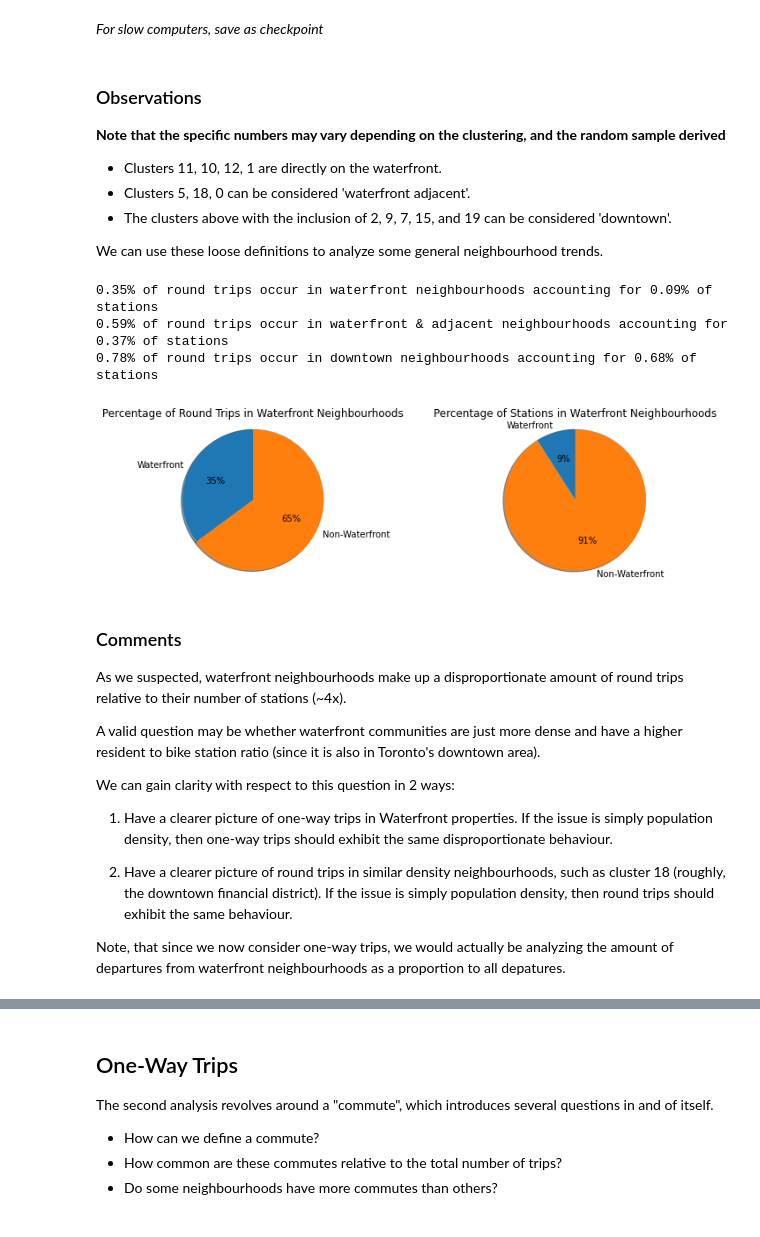
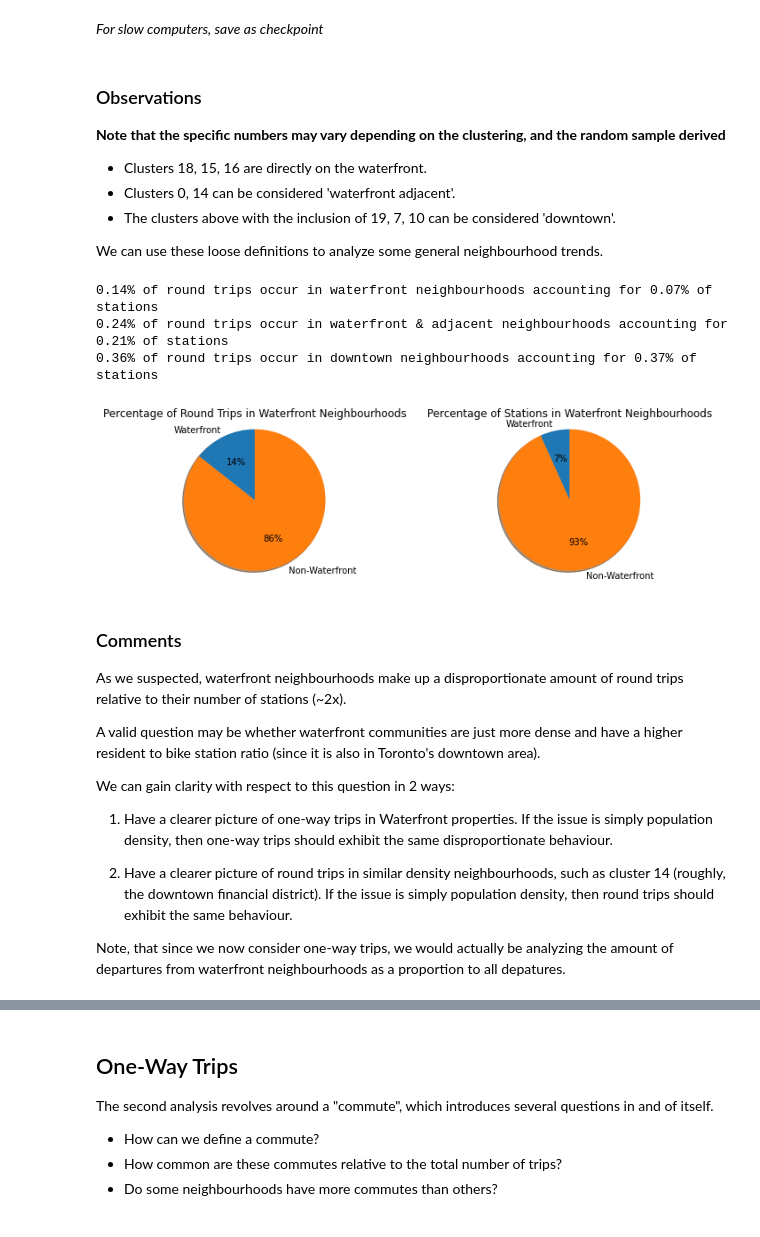
Before and after one commit to MickeyDang/TorontoBikeShare-Data-Analysis, a Jupyter notebook: Toronto Bike Sharing Data Analysis.ipynb, the cells around one changed output, grey strips where cells are left out. Drawn from its saved outputs; the diff is of its cells as text; code cells hidden in the pictures.

```diff
--- a/Toronto Bike Sharing Data Analysis.ipynb
+++ b/Toronto Bike Sharing Data Analysis.ipynb
@@ -334,13 +326,13 @@ scaler = MinMaxScaler()
 
 # Now that we are using different units, scale them all.
 
-by_station['nlat'] = 3 * scaler.fit_transform(np.array(by_station['Lat'].values).reshape(-1,1))
-by_station['nlng'] = 3 * scaler.fit_transform(np.array(by_station['Lng'].values).reshape(-1,1))
+by_station['nlat'] = 4 * scaler.fit_transform(np.array(by_station['Lat'].values).reshape(-1,1))
+by_station['nlng'] = 4 * scaler.fit_transform(np.array(by_station['Lng'].values).reshape(-1,1))
 by_station['ncount'] = scaler.fit_transform(np.array(by_station['Count'].values).reshape(-1,1))
 
 print(by_station[['nlat', 'nlng', 'ncount']])
 
-kmeans = KMeans(n_clusters=20)
+kmeans = KMeans(n_clusters=20, random_state=42)
 kmeans.fit(by_station[['nlat', 'nlng', 'ncount']])
 # %% [output]
          nlat      nlng    ncount
@@ -384,25 +376,25 @@ df['Cluster'] = df['Start Station Id'].apply(lambda id: lookup.loc[id, 'category
 # %%
 df.to_csv('./checkpoints/checkpoint_2.csv')
 # %%
-df = pd.read_csv('./checkpoints/checkpoint_2.csv')
+# df = pd.read_csv('./checkpoints/checkpoint_2.csv')
+# df = df.drop('Unnamed: 0', axis=1)
 # %% [markdown]
 ### Observations
 
 **Note that the specific numbers may vary depending on the clustering, and the random sample derived**
 
-* Clusters 11, 10, 12, 1 are directly on the waterfront.
-* Clusters 5, 18, 0 can be considered 'waterfront adjacent'.
-* The clusters above with the inclusion of 2, 9, 7, 15, and 19 can be considered 'downtown'.
+* Clusters 18, 15, 16 are directly on the waterfront.
+* Clusters 0, 14 can be considered 'waterfront adjacent'.
+* The clusters above with the inclusion of 19, 7, 10 can be considered 'downtown'.
 
 We can use these loose definitions to analyze some general neighbourhood trends.
 # %%
 round_trip = df[df['Start Station Id'] == df['End Station Id']]
 total_stations = len(round_trip['Start Station Id'].unique())
 
-waterfront = round_trip[(round_trip['Cluster'] == 11) |
-                        (round_trip['Cluster'] == 10) |
-                        (round_trip['Cluster'] == 12) |
-                        (round_trip['Cluster'] == 1)]
+waterfront = round_trip[(round_trip['Cluster'] == 18) |
+                        (round_trip['Cluster'] == 15) |
+                        (round_trip['Cluster'] == 16) ]
 
 num = len(waterfront['Start Station Id'].unique())
 
@@ -411,13 +403,11 @@ print(str.format('{}% of round trips occur in waterfront neighbourhoods accounti
                  "{:.2f}".format(num / total_stations)))
 
 
-waterfront_adj = round_trip[(round_trip['Cluster'] == 11) |
-                            (round_trip['Cluster'] == 10) |
-                            (round_trip['Cluster'] == 12) |
-                            (round_trip['Cluster'] == 1) |
-                            (round_trip['Cluster'] == 5) |
+waterfront_adj = round_trip[(round_trip['Cluster'] == 14) |
+                            (round_trip['Cluster'] == 15) |
+                            (round_trip['Cluster'] == 0) |
                             (round_trip['Cluster'] == 18) |
-                            (round_trip['Cluster'] == 0)]
+                            (round_trip['Cluster'] == 16)]
 
 num = len(waterfront_adj['Start Station Id'].unique())
 
@@ -425,53 +415,49 @@ print(str.format('{}% of round trips occur in waterfront & adjacent neighbourhoo
                  "{:.2f}".format(len(waterfront_adj) / len(round_trip)),
                  "{:.2f}".format(num / total_stations)))
 
-downtown = round_trip[(round_trip['Cluster'] == 11) |
-                            (round_trip['Cluster'] == 10) |
-                            (round_trip['Cluster'] == 12) |
-                            (round_trip['Cluster'] == 1) |
-                            (round_trip['Cluster'] == 5) |
-                            (round_trip['Cluster'] == 18) |
-                            (round_trip['Cluster'] == 0) |
-                            (round_trip['Cluster'] == 2) |
-                            (round_trip['Cluster'] == 9) |
-                            (round_trip['Cluster'] == 7) |
-                            (round_trip['Cluster'] == 15) |
-                            (round_trip['Cluster'] == 19)]
+downtown = round_trip[(round_trip['Cluster'] == 14) |
+                        (round_trip['Cluster'] == 15) |
+                        (round_trip['Cluster'] == 0) |
+                        (round_trip['Cluster'] == 18) |
+                        (round_trip['Cluster'] == 16) |
+                        (round_trip['Cluster'] == 19) |
+                        (round_trip['Cluster'] == 7) |
+                        (round_trip['Cluster'] == 10)]
 
 num = len(downtown['Start Station Id'].unique())
 
 print(str.format('{}% of round trips occur in downtown neighbourhoods accounting for {}% of stations',
                  "{:.2f}".format(len(downtown) / len(round_trip)),
                  "{:.2f}".format(num / total_stations)))
 
 
 explode = (0, 0)
 fig,axes = plt.subplots(nrows=1, ncols=2, figsize=(10,3))
 
 waterfront_trips = len(waterfront)
 other_trips = len(round_trip) - len(waterfront)
 
 waterfront_stations = len(waterfront['Start Station Id'].unique())
 other_stations = total_stations - waterfront_stations
 
 axes[0].pie([waterfront_trips, other_trips], explode=explode, labels=['Waterfront', 'Non-Waterfront'], shadow=True, autopct='%1.0f%%', startangle=90)
 axes[0].axis('equal')
 axes[0].set_title('Percentage of Round Trips in Waterfront Neighbourhoods')
 
 axes[1].pie([waterfront_stations, other_stations], explode=explode, labels=['Waterfront', 'Non-Waterfront'], shadow=True, autopct='%1.0f%%', startangle=90)
 axes[1].axis('equal')
 axes[1].set_title('Percentage of Stations in Waterfront Neighbourhoods')
 
 plt.tight_layout()
 # %% [output]
-0.35% of round trips occur in waterfront neighbourhoods accounting for 0.09% of stations
-0.59% of round trips occur in waterfront & adjacent neighbourhoods accounting for 0.37% of stations
-0.78% of round trips occur in downtown neighbourhoods accounting for 0.68% of stations
+0.14% of round trips occur in waterfront neighbourhoods accounting for 0.07% of stations
+0.24% of round trips occur in waterfront & adjacent neighbourhoods accounting for 0.21% of stations
+0.36% of round trips occur in downtown neighbourhoods accounting for 0.37% of stations
-[figure, old version]
+[figure, new version]
 # %% [markdown]
 ### Comments
 
-As we suspected, waterfront neighbourhoods make up a disproportionate amount of round trips relative to their number of stations (~4x).
+As we suspected, waterfront neighbourhoods make up a disproportionate amount of round trips relative to their number of stations (~2x).
 
 A valid question may be whether waterfront communities are just more dense and have a higher resident to bike station ratio (since it is also in Toronto's downtown area).
 
@@ -479,7 +465,7 @@ We can gain clarity with respect to this question in 2 ways:
 
 1. Have a clearer picture of one-way trips in Waterfront properties. If the issue is simply population density, then one-way trips should exhibit the same disproportionate behaviour.
 
-2. Have a clearer picture of round trips in similar density neighbourhoods, such as cluster 18 (roughly, the downtown financial district). If the issue is simply population density, then round trips should exhibit the same behaviour.
+2. Have a clearer picture of round trips in similar density neighbourhoods, such as cluster 14 (roughly, the downtown financial district). If the issue is simply population density, then round trips should exhibit the same behaviour.
 
 Note, that since we now consider one-way trips, we would actually be analyzing the amount of departures from waterfront neighbourhoods as a proportion to all depatures.
 # %%
```
Also changed, not shown: parts of 31 cells of this notebook, 2 other files.
